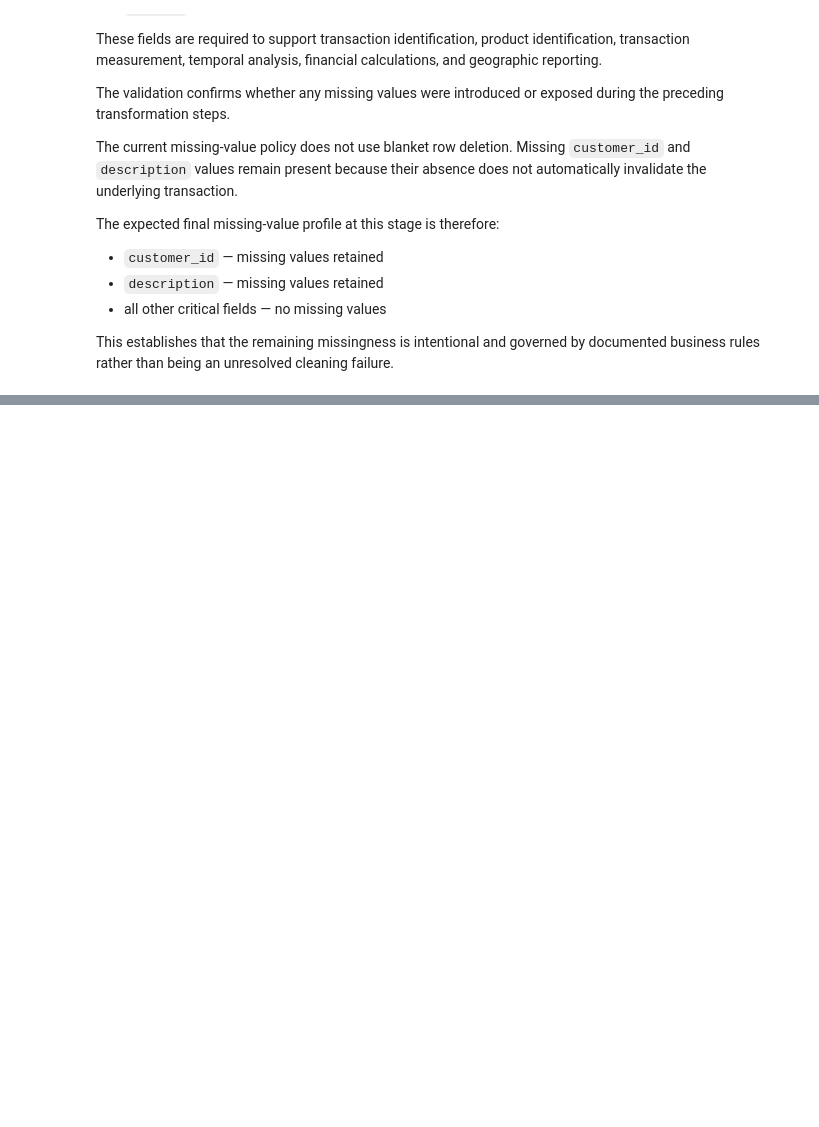
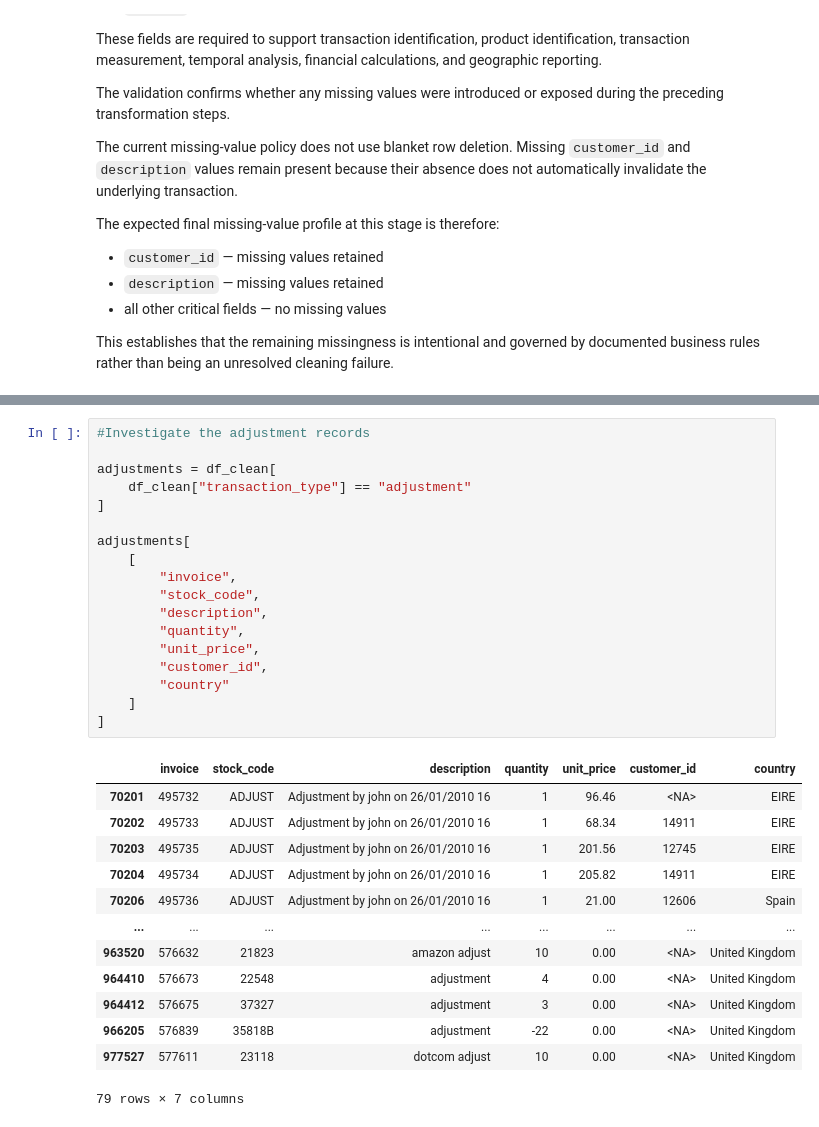
Before and after one commit to AnundaTheScientist/E-Commerce-Data-Cleaning-Reporting-Automation, a Jupyter notebook: notebooks/04_data_cleaning.ipynb, the cells around one changed output, grey strips where cells are left out. Cells and saved outputs as stored; diff of their text form; blank space fills up the shorter version.

```diff
--- a/notebooks/04_data_cleaning.ipynb
+++ b/notebooks/04_data_cleaning.ipynb
@@ -703,0 +1162,32 @@ This establishes that the remaining missingness is intentional and governed by d
+# %%
+#Investigate the adjustment records
+
+adjustments = df_clean[
+    df_clean["transaction_type"] == "adjustment"
+]
+
+adjustments[
+    [
+        "invoice",
+        "stock_code",
+        "description",
+        "quantity",
+        "unit_price",
+        "customer_id",
+        "country"
+    ]
+]
+# %% [output]
+|  | invoice | stock_code | description | quantity | unit_price | customer_id | country |
+| 70201 | 495732 | ADJUST | Adjustment by john on 26/01/2010 16 | 1 | 96.46 | <NA> | EIRE |
+| 70202 | 495733 | ADJUST | Adjustment by john on 26/01/2010 16 | 1 | 68.34 | 14911 | EIRE |
+| 70203 | 495735 | ADJUST | Adjustment by john on 26/01/2010 16 | 1 | 201.56 | 12745 | EIRE |
+| 70204 | 495734 | ADJUST | Adjustment by john on 26/01/2010 16 | 1 | 205.82 | 14911 | EIRE |
+| 70206 | 495736 | ADJUST | Adjustment by john on 26/01/2010 16 | 1 | 21.00 | 12606 | Spain |
+| ... | ... | ... | ... | ... | ... | ... | ... |
+| 963520 | 576632 | 21823 | amazon adjust | 10 | 0.00 | <NA> | United Kingdom |
+| 964410 | 576673 | 22548 | adjustment | 4 | 0.00 | <NA> | United Kingdom |
+| 964412 | 576675 | 37327 | adjustment | 3 | 0.00 | <NA> | United Kingdom |
+| 966205 | 576839 | 35818B | adjustment | -22 | 0.00 | <NA> | United Kingdom |
+| 977527 | 577611 | 23118 | dotcom adjust | 10 | 0.00 | <NA> | United Kingdom |
+79 rows × 7 columns
```
Also changed, not shown: parts of 27 cells of this notebook.
